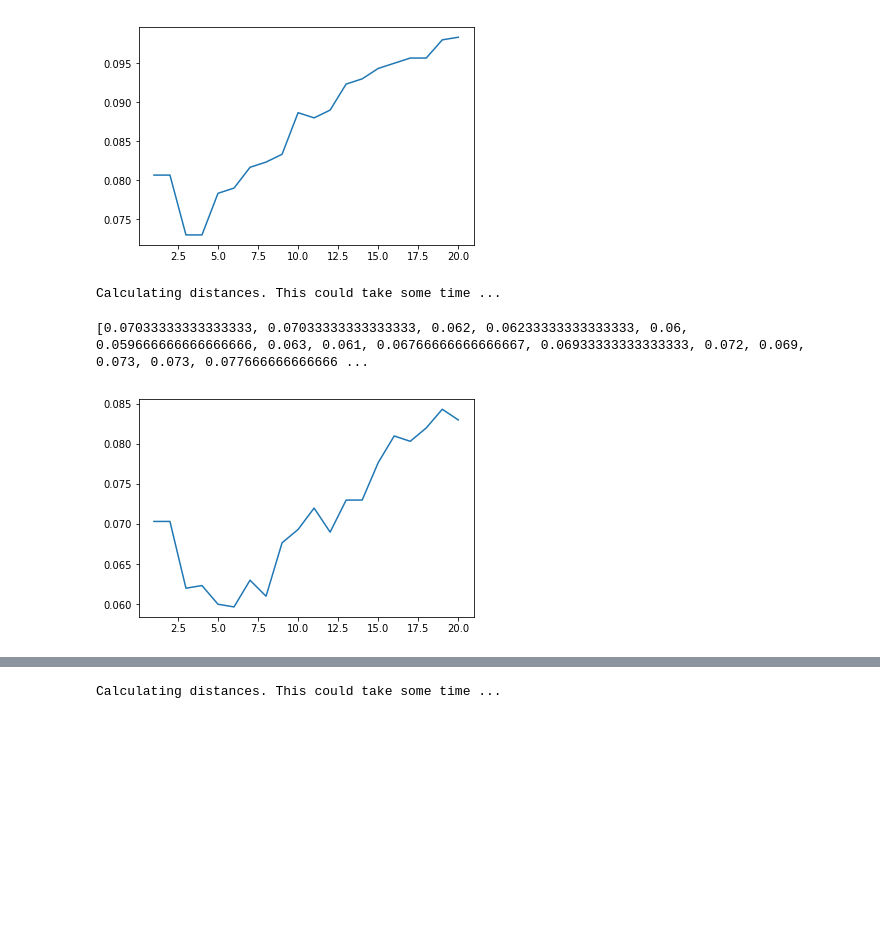
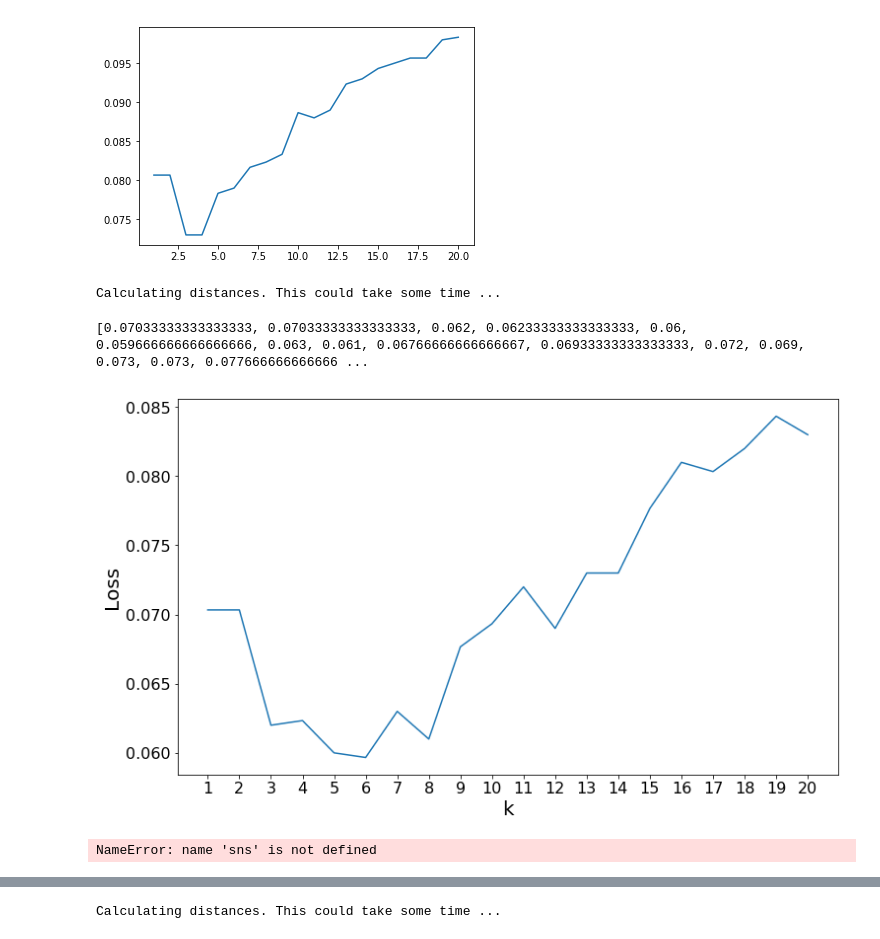
Before and after one commit to lapalap/2DI70, a Jupyter notebook: kNN/kNN_Ilya_3.ipynb, the cells around one changed output, grey strips where cells are left out. Saved outputs shown, nothing was run; the diff lists cells and outputs as text; code cells hidden in the pictures; blank space fills up the shorter version.

```diff
--- a/kNN/kNN_Ilya_3.ipynb
+++ b/kNN/kNN_Ilya_3.ipynb
@@ -43,7 +44,7 @@ def accuracy(Y_pred, Y_true):
 class kNN:
 
     def __init__(self, X_train, Y_train, p = 2):
-        self.X_train = X_train
+        self.X_train = X_train/255
         self.Y_train = Y_train
         self.length = len(X_train)
         self.p = p
@@ -102,9 +103,10 @@ class kNN:
         if not self.inner_distances_calculated:
             print("Calculating distances. This could take some time ...")
             X_train_cur = X_train[:,np.logical_not(np.all(X_train == X_train[0,:], axis = 0))]
-            self.inner_distances = cdist(X_train_cur, X_train_cur, metric = "seuclidean", V = np.var(X_train_cur, axis = 0));
+            X_train_cur = (X_train_cur - np.mean(X_train_cur, axis = 0))/np.var(X_train_cur, axis = 0)
+            self.inner_distances = pairwise_distances(X_train_cur, X_train_cur, n_jobs = -1, metric = "minkowski",
+                                       p = self.p);
             print(self.inner_distances)
-            print(np.logical_not(np.all(X_train == X_train[0,:], axis = 0)))
             print(np.var(X_train_cur, axis = 0))
             self.inner_NN = np.zeros((self.length,self.length)).astype(int)
             for i in range(0,self.length):
@@ -113,11 +115,23 @@ class kNN:
 
         return self.vote(self.inner_NN[:,1:k+1])
 
+    def LOOCV_zeroing(self, k):
+        if not self.inner_distances_calculated:
+            print("Calculating distances. This could take some time ...")
+            self.X_train[self.X_train < 0.2] = 0
+            self.inner_distances = pairwise_distances(self.X_train, self.X_train, n_jobs = -1, metric = "minkowski",
+                                       p = self.p);
+            print(self.inner_distances)
+            self.inner_NN = np.zeros((self.length,self.length)).astype(int)
+            for i in range(0,self.length):
+                self.inner_NN[i] = self.inner_distances[i].argsort()
+            self.inner_distances_calculated = True
+
     def LOOCV_mahalanobis(self, k):
         if not self.inner_distances_calculated:
             print("Calculating distances. This could take some time ...")
             X_train_cur = X_train[:,np.logical_not(np.all(X_train == X_train[0,:], axis = 0))]
-            self.inner_distances = cdist(X_train_cur, X_train_cur, metric = "mahalanobis");
+            self.inner_distances = pairwise_distances(X_train_cur, X_train_cur, n_jobs = -1, metric = "mahalanobis");
             print(self.inner_distances)
             self.inner_NN = np.zeros((self.length,self.length)).astype(int)
             for i in range(0,self.length):
@@ -182,18 +196,31 @@ Calculating distances. This could take some time ...
 # %%
 LOOCV_cosine_results = []
 X_train, Y_train = read_MNIST("data/MNIST_train_small.csv")
 classifier_cosine = kNN(X_train, Y_train)
 
 for k in tqdm(range(1,21)):
     Y_pred = classifier_cosine.LOOCV_cosine(k)
     LOOCV_cosine_results.append(accuracy(Y_pred, Y_train))
 
+fig, ax = plt.subplots(figsize=(12,7))
 ax = sns.lineplot(x=[i for i in range(1,21)], y=LOOCV_cosine_results)
+plt.xticks([i for i in range(1,21)], fontsize = 16)
+plt.yticks(fontsize = 16)
+plt.xlabel('k', fontsize = 20)
+plt.ylabel('Loss', fontsize =20)
 print(LOOCV_cosine_results)
 # %% [output]
 Calculating distances. This could take some time ...
 [0.07033333333333333, 0.07033333333333333, 0.062, 0.06233333333333333, 0.06, 0.059666666666666666, 0.063, 0.061, 0.06766666666666667, 0.06933333333333333, 0.072, 0.069, 0.073, 0.073, 0.077666666666666 ...
-[figure, old version]
+[figure, new version]
+# %%
+ax = sns.lineplot(x=[i for i in range(1,21)], y=LOOCV_cosine_results)
+plt.xticks([i for i in range(1,21)])
+plt.xlabel('k')
+plt.ylabel('Loss')
+print(LOOCV_cosine_results)
+# %% [output]
+NameError: name 'sns' is not defined
 # %%
 LOOCV_st_results = []
 X_train, Y_train = read_MNIST("data/MNIST_train_small.csv")
```
Also changed, not shown: parts of 3 cells of this notebook, 2 other files.
